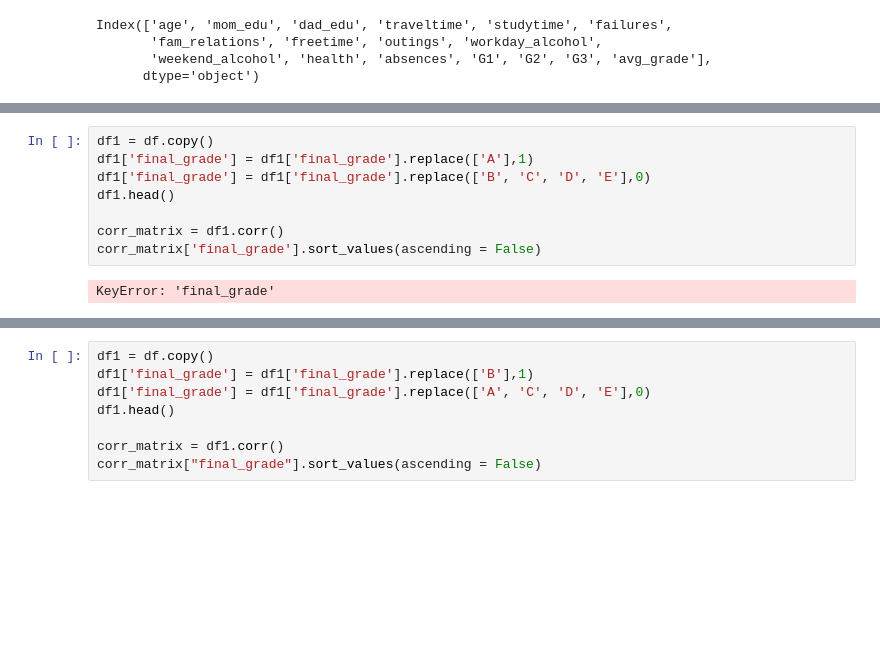
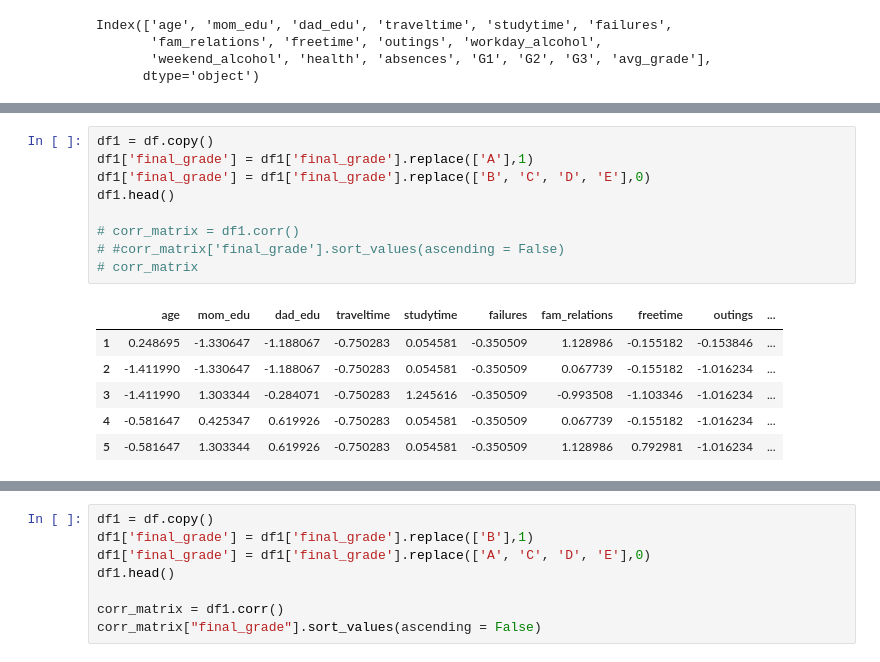
Before and after one commit to sk2003hw/Data-Mining-and-Machine-Learning-Portfolio, a Jupyter notebook: Lab 2.ipynb, the cells around one changed output, grey strips where cells are left out. Drawn from its saved outputs; the diff is of its cells as text; blank space fills up the shorter version.

```diff
--- a/Lab 2.ipynb
+++ b/Lab 2.ipynb
@@ -555,10 +568,16 @@ ValueError: could not convert string to float: 'E'
 # %%
 df1 = df.copy()
 df1['final_grade'] = df1['final_grade'].replace(['A'],1)
 df1['final_grade'] = df1['final_grade'].replace(['B', 'C', 'D', 'E'],0)
 df1.head()
 
-corr_matrix = df1.corr()
-corr_matrix['final_grade'].sort_values(ascending = False)
+# corr_matrix = df1.corr()
+# #corr_matrix['final_grade'].sort_values(ascending = False)
+# corr_matrix
 # %% [output]
-KeyError: 'final_grade'
+|  | age | mom_edu | dad_edu | traveltime | studytime | failures | fam_relations | freetime | outings | ... |
+| 1 | 0.248695 | -1.330647 | -1.188067 | -0.750283 | 0.054581 | -0.350509 | 1.128986 | -0.155182 | -0.153846 | ... |
+| 2 | -1.411990 | -1.330647 | -1.188067 | -0.750283 | 0.054581 | -0.350509 | 0.067739 | -0.155182 | -1.016234 | ... |
+| 3 | -1.411990 | 1.303344 | -0.284071 | -0.750283 | 1.245616 | -0.350509 | -0.993508 | -1.103346 | -1.016234 | ... |
+| 4 | -0.581647 | 0.425347 | 0.619926 | -0.750283 | 0.054581 | -0.350509 | 0.067739 | -0.155182 | -1.016234 | ... |
+| 5 | -0.581647 | 1.303344 | 0.619926 | -0.750283 | 0.054581 | -0.350509 | 1.128986 | 0.792981 | -1.016234 | ... |
```
Also changed, not shown: parts of 5 cells of this notebook.
